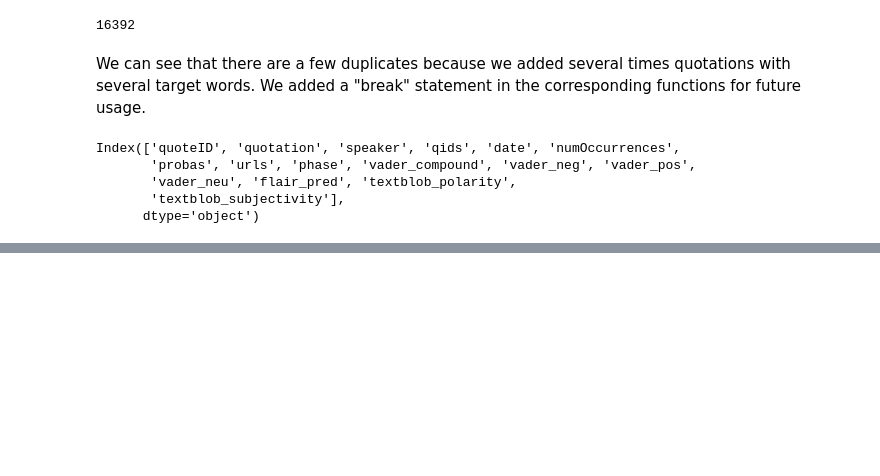
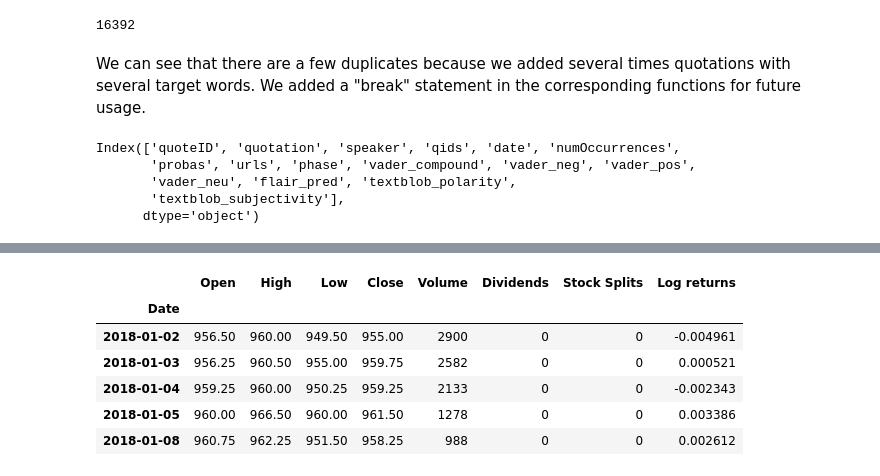
Before and after one commit to rhitamam/ada-2021-project-adaptiveness, a Jupyter notebook: US_VS_China_Trade_War.ipynb, the cells around one changed output, grey strips where cells are left out. Saved outputs shown, nothing was run; the diff lists cells and outputs as text; code cells hidden in the pictures; blank space fills up the shorter version.

```diff
--- a/US_VS_China_Trade_War.ipynb
+++ b/US_VS_China_Trade_War.ipynb
@@ -252,0 +459,10 @@ Index(['quoteID', 'quotation', 'speaker', 'qids', 'date', 'numOccurrences',
+# %%
+stock_data_augmented.head()
+# %% [output]
+|  | Open | High | Low | Close | Volume | Dividends | Stock Splits | Log returns |
+| Date |  |  |  |  |  |  |  |  |
+| 2018-01-02 | 956.50 | 960.00 | 949.50 | 955.00 | 2900 | 0 | 0 | -0.004961 |
+| 2018-01-03 | 956.25 | 960.50 | 955.00 | 959.75 | 2582 | 0 | 0 | 0.000521 |
+| 2018-01-04 | 959.25 | 960.00 | 950.25 | 959.25 | 2133 | 0 | 0 | -0.002343 |
+| 2018-01-05 | 960.00 | 966.50 | 960.00 | 961.50 | 1278 | 0 | 0 | 0.003386 |
+| 2018-01-08 | 960.75 | 962.25 | 951.50 | 958.25 | 988 | 0 | 0 | 0.002612 |
```
Also changed, not shown: parts of 33 cells of this notebook.
